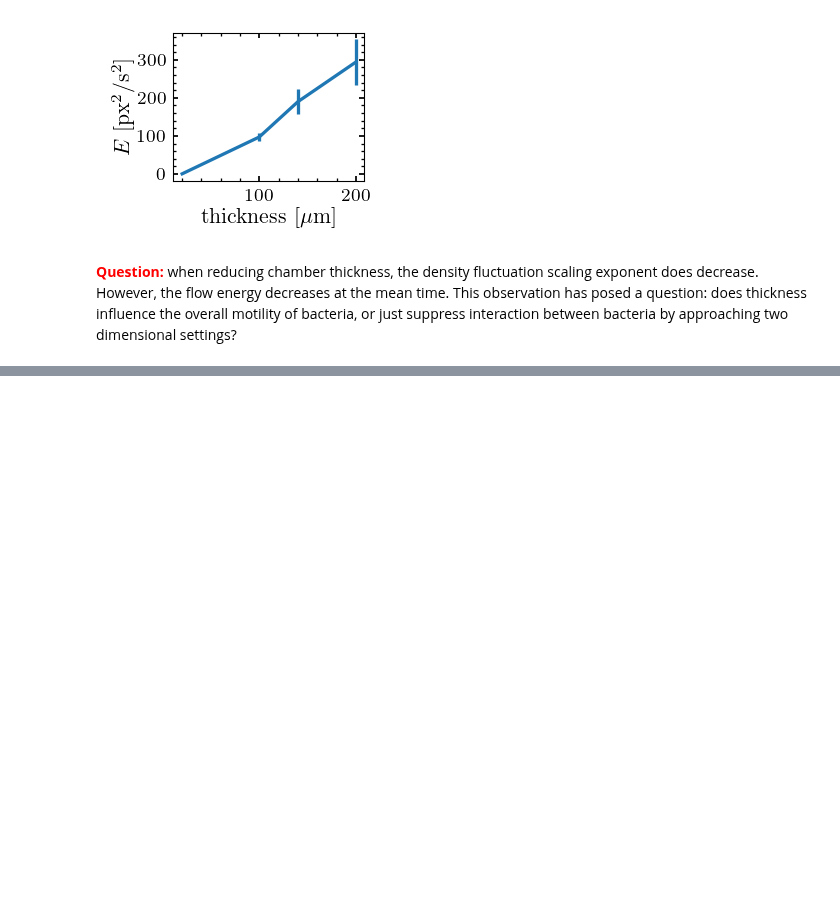
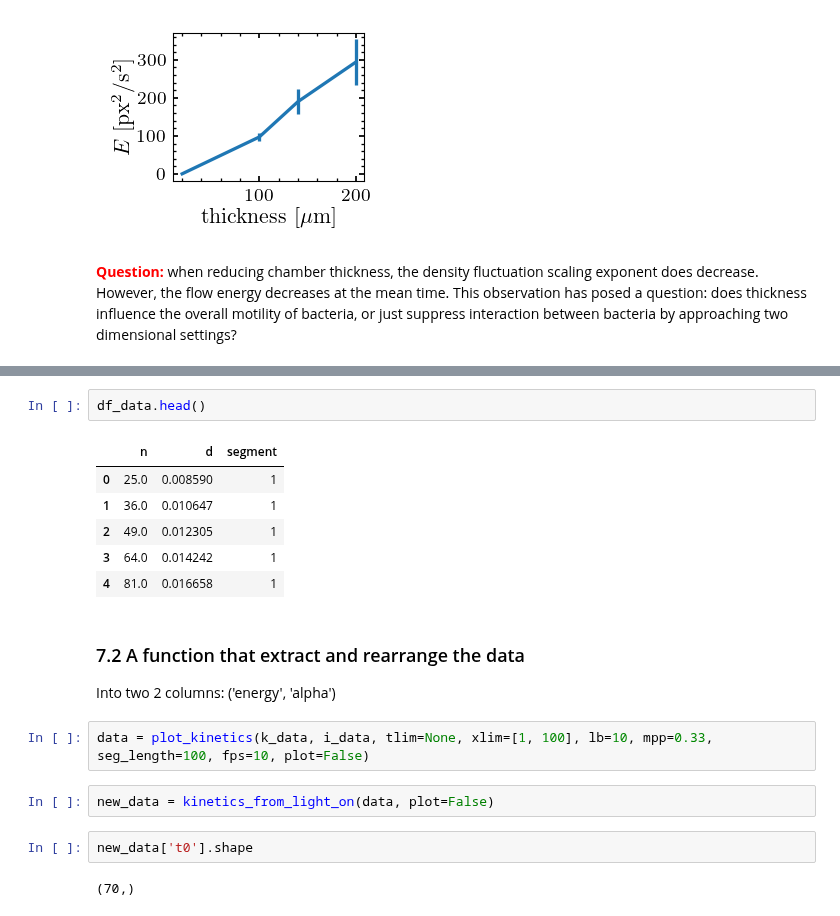
Before and after one commit to ZLoverty/Python, a Jupyter notebook: Correlation/src/Figures.ipynb, the cells around one changed output, grey strips where cells are left out. Saved outputs shown, nothing was run; the diff lists cells and outputs as text; blank space fills up the shorter version.

```diff
--- a/Correlation/src/Figures.ipynb
+++ b/Correlation/src/Figures.ipynb
@@ -530,0 +500,21 @@ l.loc[l.index>len(l)*0.9]
+# %%
+df_data.head()
+# %% [output]
+|  | n | d | segment |
+| 0 | 25.0 | 0.008590 | 1 |
+| 1 | 36.0 | 0.010647 | 1 |
+| 2 | 49.0 | 0.012305 | 1 |
+| 3 | 64.0 | 0.014242 | 1 |
+| 4 | 81.0 | 0.016658 | 1 |
+# %% [markdown]
+### 7.2 A function that extract and rearrange the data
+
+Into two 2 columns: ('energy', 'alpha')
+# %%
+data = plot_kinetics(k_data, i_data, tlim=None, xlim=[1, 100], lb=10, mpp=0.33, seg_length=100, fps=10, plot=False)
+# %%
+new_data = kinetics_from_light_on(data, plot=False)
+# %%
+new_data['t0'].shape
+# %% [output]
+(70,)
```
Also changed, not shown: parts of 17 cells of this notebook, 1 other file.
